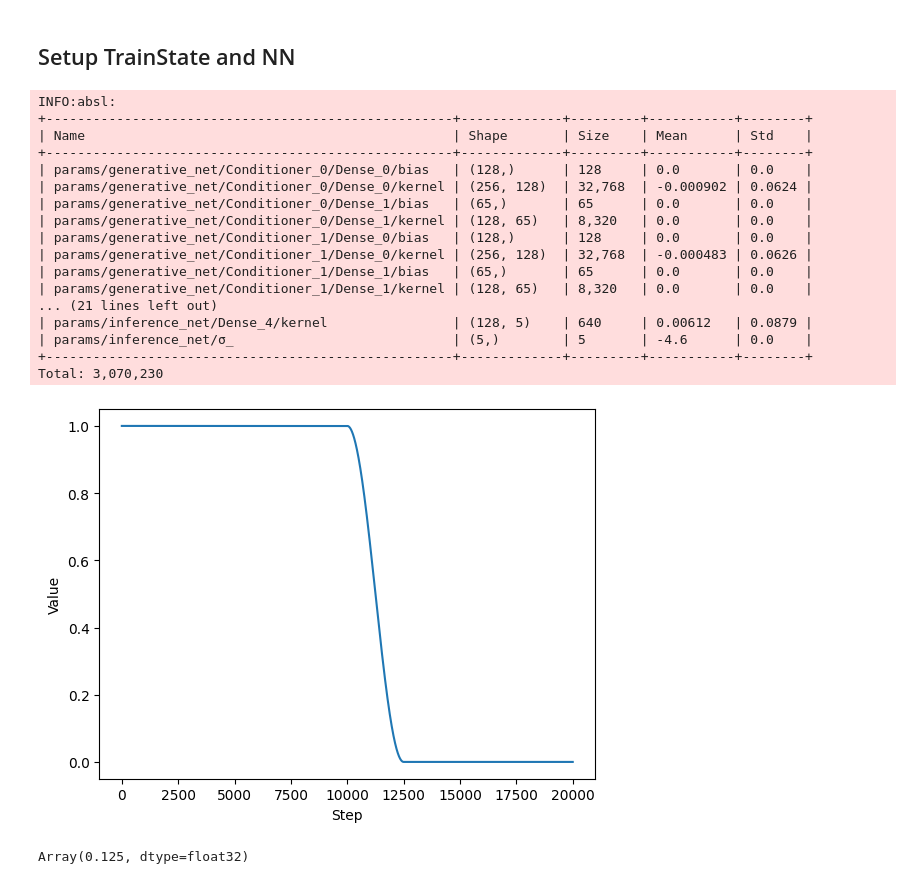
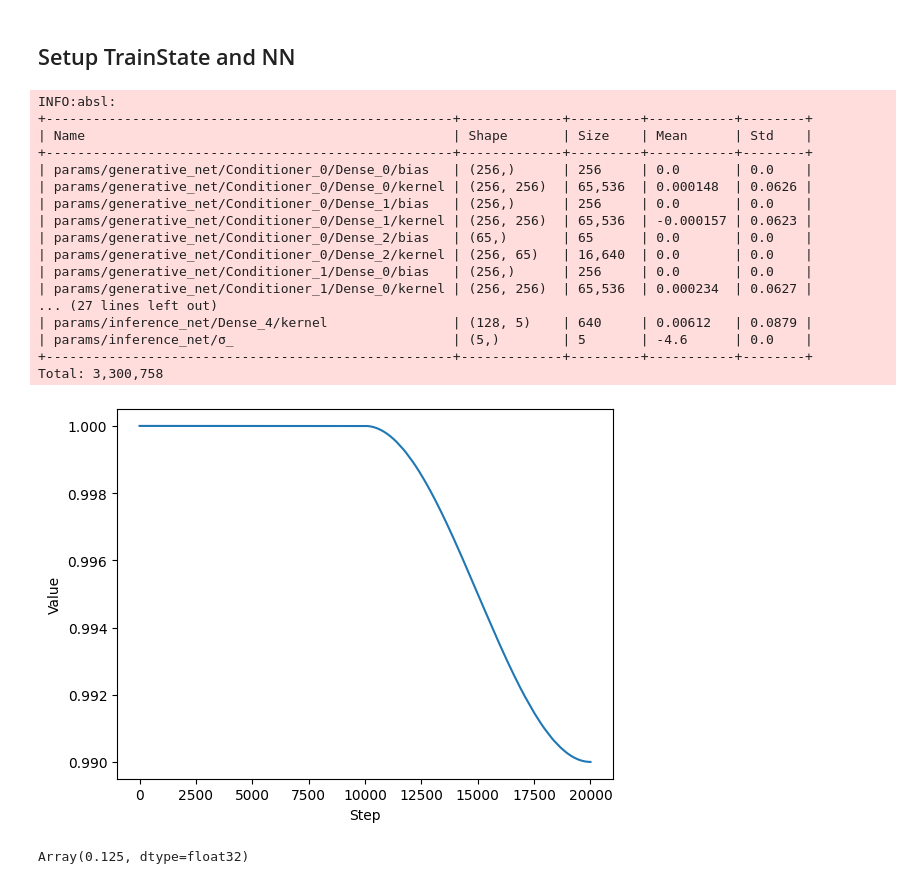
Before and after one commit to cambridge-mlg/sgm, a Jupyter notebook: notebooks/proto_gen_model.ipynb, the cells around one changed output. Drawn from its saved outputs; the diff is of its cells as text; code cells hidden in the pictures.

```diff
--- a/notebooks/proto_gen_model.ipynb
+++ b/notebooks/proto_gen_model.ipynb
@@ -95,7 +95,8 @@ config.model.generative.hidden_dims = (1024, 512, 256)
 config.model.generative.num_flows = 2
 config.model.generative.num_bins = 4
 config.model.generative.conditioner = config_dict.ConfigDict()
-config.model.generative.conditioner.hidden_dims = (128,)
+config.model.generative.conditioner.hidden_dims = (256, 256)
+config.model.generative.dropout_rate = 0.01
 # %%
 (3 * config.model.generative.num_bins + 1) * len(config.model.bounds)
 # %% [output]
@@ -173,6 +174,7 @@ class Metrics(metrics.Collection):
     x_mse: metrics.Average.from_output('x_mse')
     log_p_η_x_hat: metrics.Average.from_output('log_p_η_x_hat')
     mae: metrics.Average.from_output('mae')
+    η_grad: metrics.Average.from_output('η_grad')
 
 
     def update(self, **kwargs) -> "Metrics":
@@ -186,6 +188,8 @@ class TrainState(train_state.TrainState):
     λ_schedule: optax.Schedule = flax.struct.field(pytree_node=False)
     α: float
     α_schedule: optax.Schedule = flax.struct.field(pytree_node=False)
+    β: float
+    β_schedule: optax.Schedule = flax.struct.field(pytree_node=False)
     polyak_step_size: Optional[float] = None
     avg_params: Optional[flax.core.FrozenDict] = None
 
@@ -204,6 +208,7 @@ class TrainState(train_state.TrainState):
             opt_state=new_opt_state,
             λ=self.λ_schedule(self.step),
             α=self.α_schedule(self.step),
+            β=self.β_schedule(self.step),
             avg_params=new_avg_params,
             **kwargs,
         )
@@ -217,6 +222,7 @@ class TrainState(train_state.TrainState):
         tx,
         λ_schedule,
         α_schedule,
+        β_schedule,
         **kwargs,
     ):
         opt_state = tx.init(params)
@@ -234,6 +240,8 @@ class TrainState(train_state.TrainState):
             λ=λ_schedule(0),
             α_schedule=α_schedule,
             α=α_schedule(0),
+            β_schedule=β_schedule,
+            β=β_schedule(0),
             avg_params=avg_params,
             **kwargs,
         )
@@ -278,7 +286,7 @@ class TransformationInferenceNet(nn.Module):
     σ_init: Callable = init.constant(jnp.log(jnp.exp(.01) - 1.0))
 
     @nn.compact
-    def __call__(self, x, train: bool = True):
+    def __call__(self, x, train: bool = False):
         h = x.flatten()
 
         for hidden_dim in self.hidden_dims:
@@ -351,10 +359,14 @@ class TransformationGenerativeNet(nn.Module):
     num_bins: int
     conditioner: Optional[KwArgs] = None
     ε: float = 1e-6
+    dropout_rate: float = 0.0
 
     @nn.compact
-    def __call__(self, x_hat, train: bool = True):
+    def __call__(self, x_hat, train: bool = False):
         h = x_hat.flatten()
+
+        # add input dropout
+        h = nn.Dropout(rate=self.dropout_rate)(h, deterministic=not train)
 
         # shared feature extractor
         for hidden_dim in self.hidden_dims:
@@ -363,6 +375,9 @@ class TransformationGenerativeNet(nn.Module):
 
         # base distribution
         base_hidden = nn.Dense(hidden_dim // 2)(h)
+        base_hidden = nn.relu(base_hidden)
+        base_hidden = nn.Dense(hidden_dim // 2)(base_hidden)
+        base_hidden = nn.relu(base_hidden)
 
         output_dim = np.prod(self.event_shape)
         μ = nn.Dense(output_dim)(base_hidden)
@@ -389,9 +404,7 @@ class TransformationGenerativeNet(nn.Module):
                 **(self.conditioner or {}),
             )(h)
             layer = distrax.Block(
-                distrax.RationalQuadraticSpline(params, range_min=-5.0, range_max=5.0),
-                # TODO: do these ranges matter? Maybe it just needs to be -1 to 1 to match the output of the tanh,
-                # rather than the input to the tanh. Do some tests.
+                distrax.RationalQuadraticSpline(params, range_min=-3.0, range_max=3.0),
                 len(self.event_shape),
             )
             layers.append(layer)
@@ -439,7 +452,7 @@ class PrototypicalGenerativeModel(nn.Module):
         )
 
 
-    def __call__(self, x, train: bool = True):
+    def __call__(self, x, train: bool = False):
         q_H_x = self.inference_net(x, train=train)
         η = q_H_x.sample(seed=self.make_rng('sample'))
 
@@ -450,7 +463,7 @@ class PrototypicalGenerativeModel(nn.Module):
 
         return η, log_p_η_x_hat
 
-    def generative_net_ll(self, x_hat, η, train: bool = True):
+    def generative_net_ll(self, x_hat, η, train: bool = False):
         p_H_x_hat = self.generative_net(x_hat, train=train)
         return p_H_x_hat.log_prob(η)
 # %%
@@ -466,19 +479,19 @@ INFO:absl:
 +----------------------------------------------------+-------------+---------+-----------+--------+
 | Name                                               | Shape       | Size    | Mean      | Std    |
 +----------------------------------------------------+-------------+---------+-----------+--------+
-| params/generative_net/Conditioner_0/Dense_0/bias   | (128,)      | 128     | 0.0       | 0.0    |
-| params/generative_net/Conditioner_0/Dense_0/kernel | (256, 128)  | 32,768  | -0.000902 | 0.0624 |
-| params/generative_net/Conditioner_0/Dense_1/bias   | (65,)       | 65      | 0.0       | 0.0    |
-| params/generative_net/Conditioner_0/Dense_1/kernel | (128, 65)   | 8,320   | 0.0       | 0.0    |
-| params/generative_net/Conditioner_1/Dense_0/bias   | (128,)      | 128     | 0.0       | 0.0    |
-| params/generative_net/Conditioner_1/Dense_0/kernel | (256, 128)  | 32,768  | -0.000483 | 0.0626 |
-| params/generative_net/Conditioner_1/Dense_1/bias   | (65,)       | 65      | 0.0       | 0.0    |
-| params/generative_net/Conditioner_1/Dense_1/kernel | (128, 65)   | 8,320   | 0.0       | 0.0    |
-... (21 lines left out)
+| params/generative_net/Conditioner_0/Dense_0/bias   | (256,)      | 256     | 0.0       | 0.0    |
+| params/generative_net/Conditioner_0/Dense_0/kernel | (256, 256)  | 65,536  | 0.000148  | 0.0626 |
+| params/generative_net/Conditioner_0/Dense_1/bias   | (256,)      | 256     | 0.0       | 0.0    |
+| params/generative_net/Conditioner_0/Dense_1/kernel | (256, 256)  | 65,536  | -0.000157 | 0.0623 |
+| params/generative_net/Conditioner_0/Dense_2/bias   | (65,)       | 65      | 0.0       | 0.0    |
+| params/generative_net/Conditioner_0/Dense_2/kernel | (256, 65)   | 16,640  | 0.0       | 0.0    |
+| params/generative_net/Conditioner_1/Dense_0/bias   | (256,)      | 256     | 0.0       | 0.0    |
+| params/generative_net/Conditioner_1/Dense_0/kernel | (256, 256)  | 65,536  | 0.000234  | 0.0627 |
+... (27 lines left out)
 | params/inference_net/Dense_4/kernel                | (128, 5)    | 640     | 0.00612   | 0.0879 |
 | params/inference_net/σ_                            | (5,)        | 5       | -4.6      | 0.0    |
 +----------------------------------------------------+-------------+---------+-----------+--------+
-Total: 3,070,230
+Total: 3,300,758
 # %%
 TOTAL_STEPS = 10_000
 LR = 1e-4
@@ -564,25 +577,31 @@ state = TrainState.create(
         optax.constant_schedule(0.),
         optax.constant_schedule(1.),
     ], [TOTAL_STEPS,]),
-    α_schedule=optax.join_schedules([
+    α_schedule=
+    optax.join_schedules([
         optax.constant_schedule(1.),
-        optax.cosine_decay_schedule(1., TOTAL_STEPS // 4, 0.0),
+        optax.cosine_decay_schedule(1., TOTAL_STEPS // 4, .0),
+    ], [TOTAL_STEPS,]),
+    β_schedule=optax.join_schedules([
+        optax.constant_schedule(1.),
+        optax.cosine_decay_schedule(1., TOTAL_STEPS, 0.99),
+        # optax.constant_schedule(1.),
     ], [TOTAL_STEPS,]),
     polyak_step_size=POLYAK_STEP_SIZE,
 )
 # %%
 # helper function to plot an optax LR shedule
 def plot_lr_schedule(lr_schedule, total_steps=TOTAL_STEPS * 2 + 1):
     steps = np.arange(total_steps)
     lrs = [lr_schedule(step) for step in steps]
     plt.plot(steps, lrs)
     plt.xlabel("Step")
     plt.ylabel("Value")
     plt.show()
 
-plot_lr_schedule(state.α_schedule)
+plot_lr_schedule(state.β_schedule)
 # %% [output]
-[figure, old version]
+[figure, new version]
 # %%
 def loss_fn(
     x, params, state, step_rng, train, n_samples,
```
Also changed, not shown: parts of 8 cells of this notebook.
